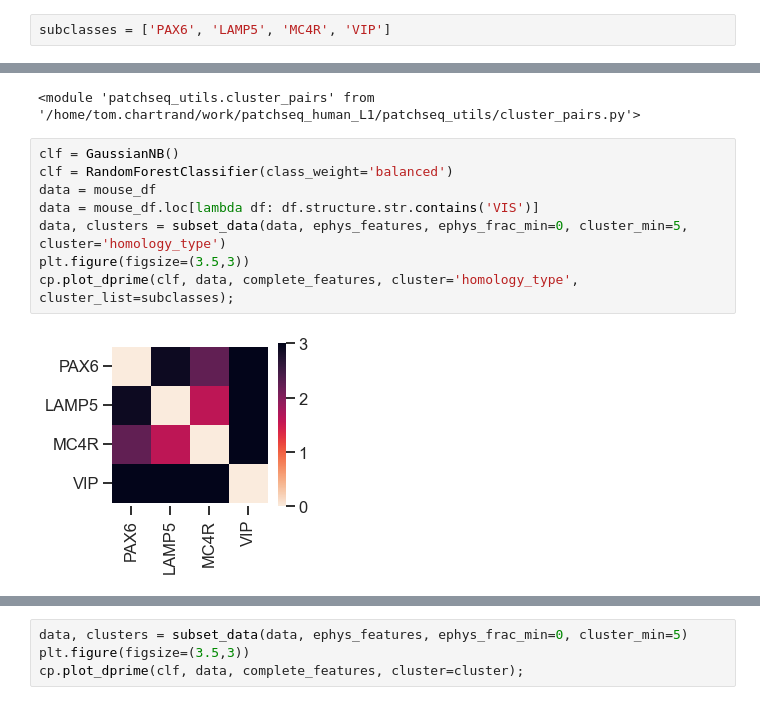
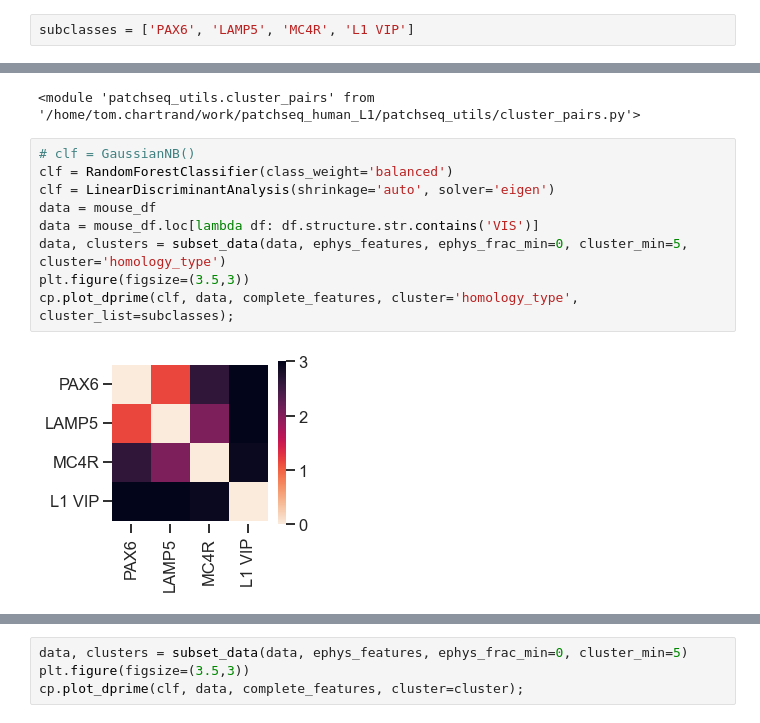
Before and after one commit to AllenInstitute/patchseq_human_L1, a Jupyter notebook: notebooks/l1_dprime.ipynb, the cells around one changed output, grey strips where cells are left out. Cells and saved outputs as stored; diff of their text form.

```diff
--- a/notebooks/l1_dprime.ipynb
+++ b/notebooks/l1_dprime.ipynb
@@ -330,7 +372,7 @@ cp.plot_dprime(clf, data, list(morph_features)+list(ephys_features), cluster='ho
 # %% [markdown]
 ## Mouse
 # %%
-subclasses = ['PAX6', 'LAMP5', 'MC4R', 'VIP']
+subclasses = ['PAX6', 'LAMP5', 'MC4R', 'L1 VIP']
 # %% [markdown]
 ### Ephys
 # %%
@@ -338,12 +380,13 @@ reload(cp)
 # %% [output]
 <module 'patchseq_utils.cluster_pairs' from '/home/tom.chartrand/work/patchseq_human_L1/patchseq_utils/cluster_pairs.py'>
 # %%
-clf = GaussianNB()
+# clf = GaussianNB()
 clf = RandomForestClassifier(class_weight='balanced')
+clf = LinearDiscriminantAnalysis(shrinkage='auto', solver='eigen')
 data = mouse_df
 data = mouse_df.loc[lambda df: df.structure.str.contains('VIS')]
 data, clusters = subset_data(data, ephys_features, ephys_frac_min=0, cluster_min=5, cluster='homology_type')
 plt.figure(figsize=(3.5,3))
 cp.plot_dprime(clf, data, complete_features, cluster='homology_type', cluster_list=subclasses);
 # %% [output]
-[figure, old version]
+[figure, new version]
```
Also changed, not shown: parts of 38 cells of this notebook, 14 other files.
